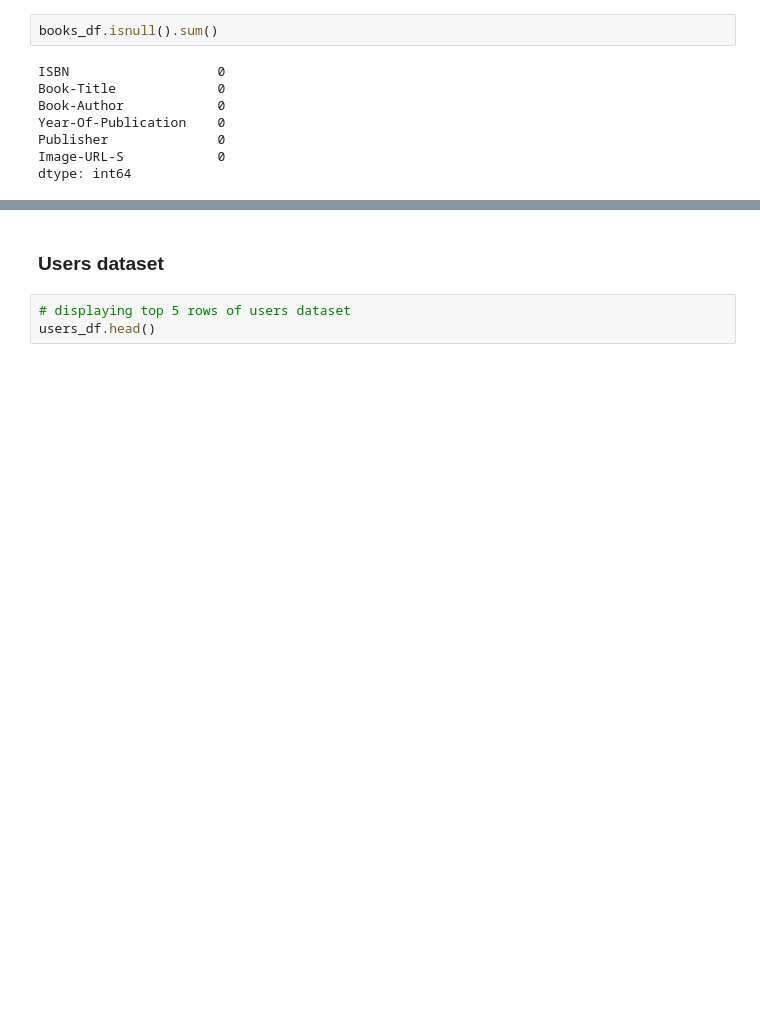
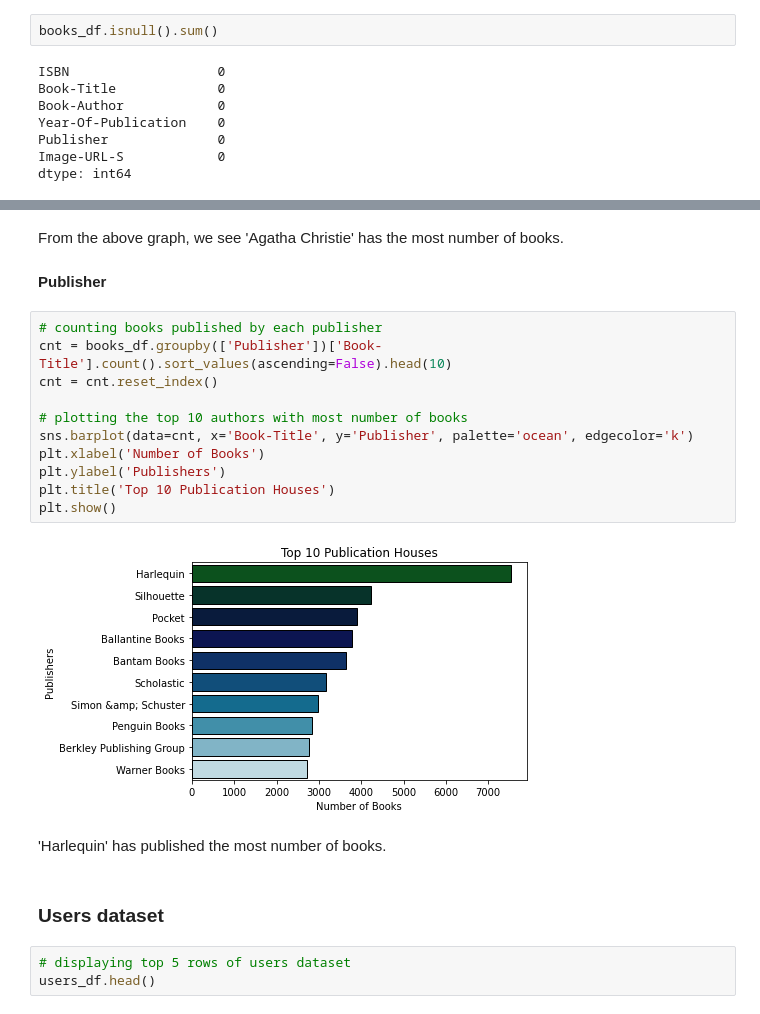
Before and after one commit to rahool010/Book-Recommendation-System, a Jupyter notebook: Book_Recommendation_System.ipynb, the cells around one changed output, grey strips where cells are left out. Saved outputs shown, nothing was run; the diff lists cells and outputs as text; blank space fills up the shorter version.

```diff
--- a/Book_Recommendation_System.ipynb
+++ b/Book_Recommendation_System.ipynb
@@ -220,3 +252,22 @@ dtype: int64
+# %% [markdown]
+From the above graph, we see 'Agatha Christie' has the most number of books.
+# %% [markdown]
+**Publisher**
+# %%
+# counting books published by each publisher
+cnt = books_df.groupby(['Publisher'])['Book-Title'].count().sort_values(ascending=False).head(10)
+cnt = cnt.reset_index()
+
+# plotting the top 10 authors with most number of books
+sns.barplot(data=cnt, x='Book-Title', y='Publisher', palette='ocean', edgecolor='k')
+plt.xlabel('Number of Books')
+plt.ylabel('Publishers')
+plt.title('Top 10 Publication Houses')
+plt.show()
+# %% [output]
+[figure, added]
+# %% [markdown]
+'Harlequin' has published the most number of books.
 # %% [markdown]
 ### **Users dataset**
 # %%
```
Also changed, not shown: parts of 28 cells of this notebook.
